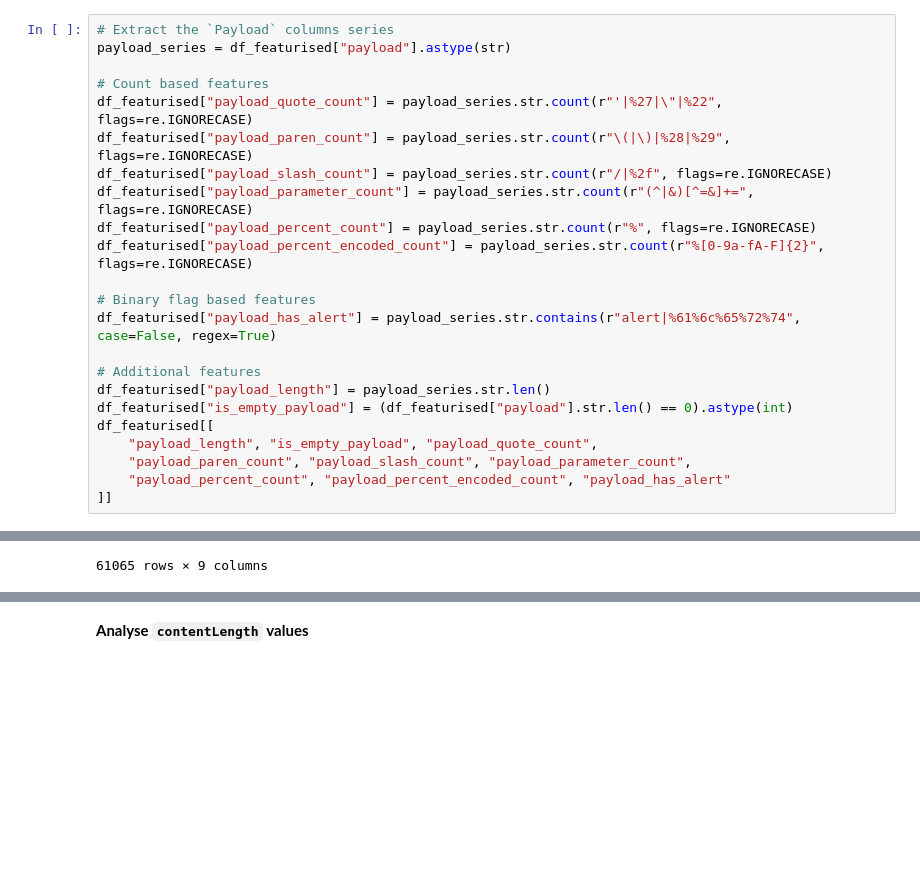
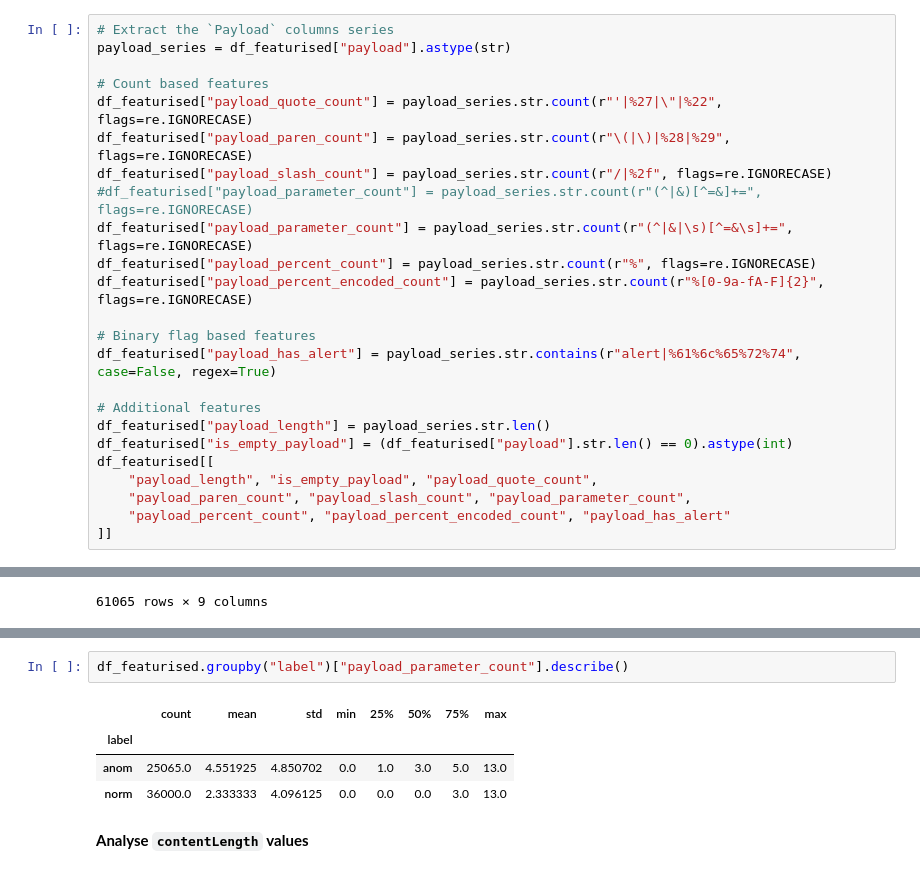
Before and after one commit to arkb2023/mlhttp, a Jupyter notebook: notebooks/featurise.ipynb, the cells around one changed output, grey strips where cells are left out. Cells and saved outputs as stored; diff of their text form; blank space fills up the shorter version.

Commit message:
parameter regex updated

```diff
--- a/notebooks/featurise.ipynb
+++ b/notebooks/featurise.ipynb
@@ -884,7 +886,8 @@ payload_series = df_featurised["payload"].astype(str)
 df_featurised["payload_quote_count"] = payload_series.str.count(r"'|%27|\"|%22", flags=re.IGNORECASE)
 df_featurised["payload_paren_count"] = payload_series.str.count(r"\(|\)|%28|%29", flags=re.IGNORECASE)
 df_featurised["payload_slash_count"] = payload_series.str.count(r"/|%2f", flags=re.IGNORECASE)
-df_featurised["payload_parameter_count"] = payload_series.str.count(r"(^|&)[^=&]+=", flags=re.IGNORECASE)
+#df_featurised["payload_parameter_count"] = payload_series.str.count(r"(^|&)[^=&]+=", flags=re.IGNORECASE)
+df_featurised["payload_parameter_count"] = payload_series.str.count(r"(^|&|\s)[^=&\s]+=", flags=re.IGNORECASE)
 df_featurised["payload_percent_count"] = payload_series.str.count(r"%", flags=re.IGNORECASE)
 df_featurised["payload_percent_encoded_count"] = payload_series.str.count(r"%[0-9a-fA-F]{2}", flags=re.IGNORECASE)
 
@@ -916,3 +934,10 @@ df_featurised[[
+# %%
+df_featurised.groupby("label")["payload_parameter_count"].describe()
+# %% [output]
+|  | count | mean | std | min | 25% | 50% | 75% | max |
+| label |  |  |  |  |  |  |  |  |
+| anom | 25065.0 | 4.551925 | 4.850702 | 0.0 | 1.0 | 3.0 | 5.0 | 13.0 |
+| norm | 36000.0 | 2.333333 | 4.096125 | 0.0 | 0.0 | 0.0 | 3.0 | 13.0 |
 # %% [markdown]
 **Analyse `contentLength` values**
 # %% [markdown]
```
Also changed, not shown: parts of 3 cells of this notebook, 4 other files.
